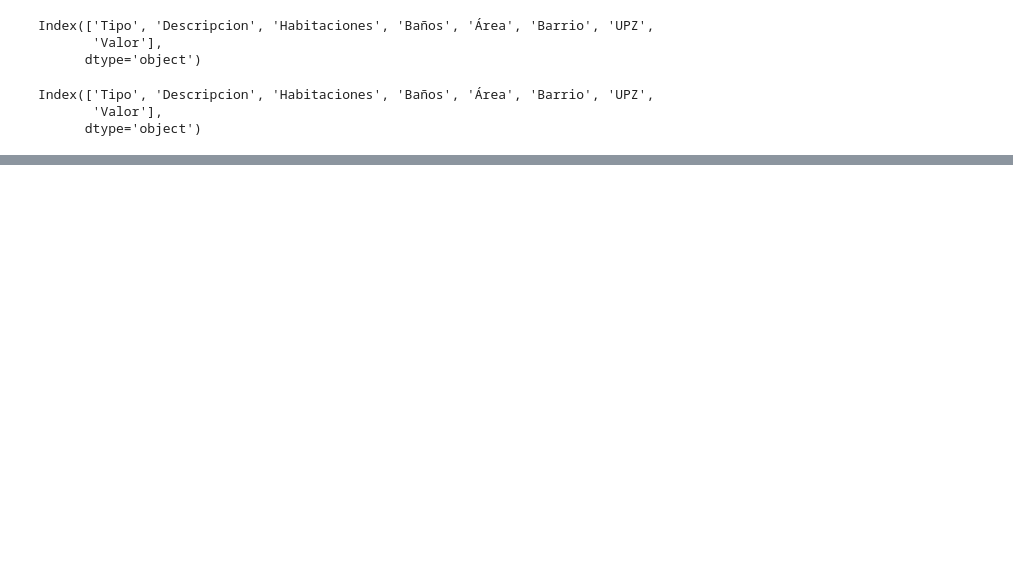
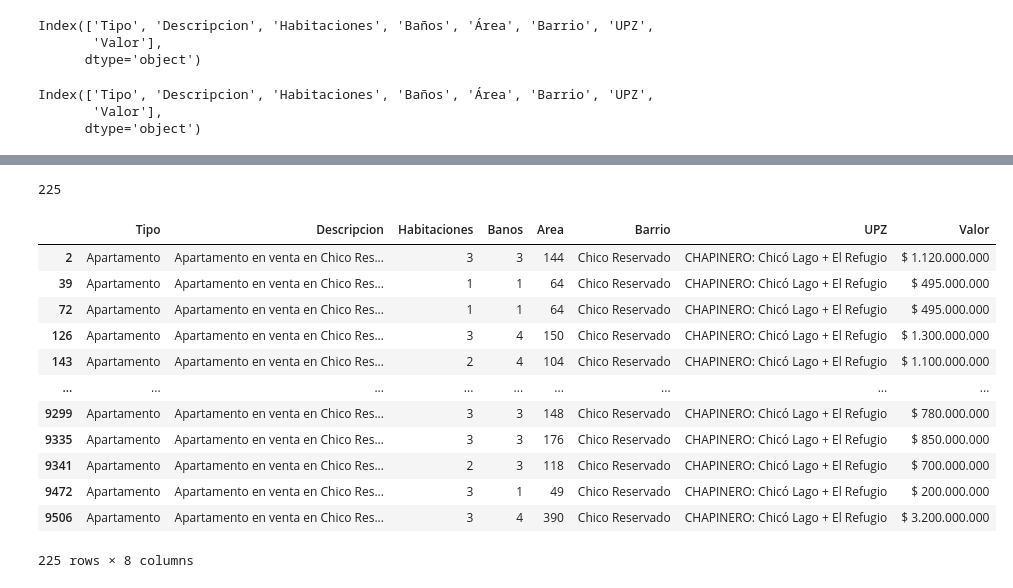
Before and after one commit to GabrielAlvB/Inmersion_Datos_Alura, a Jupyter notebook: 1_inmuebles.ipynb, the cells around one changed output, grey strips where cells are left out. Cells and saved outputs as stored; diff of their text form; code cells hidden in the pictures; blank space fills up the shorter version.

```diff
--- a/1_inmuebles.ipynb
+++ b/1_inmuebles.ipynb
@@ -33,0 +104,25 @@ inmuebles.sample(2)
+# %%
+#cheking how many barrios are 'chico reservado'
+sum((inmuebles.Barrio=='Chico Reservado'))
+# %% [output]
+225
+# %%
+inmuebles_chico=(inmuebles.Barrio=='Chico Reservado')
+# %%
+#displaying all apartemets that are chico Reservado
+chico_reservado=inmuebles[inmuebles_chico]
+chico_reservado
+# %% [output]
+|  | Tipo | Descripcion | Habitaciones | Banos | Area | Barrio | UPZ | Valor |
+| 2 | Apartamento | Apartamento en venta en Chico Res... | 3 | 3 | 144 | Chico Reservado | CHAPINERO: Chicó Lago + El Refugio | $ 1.120.000.000 |
+| 39 | Apartamento | Apartamento en venta en Chico Res... | 1 | 1 | 64 | Chico Reservado | CHAPINERO: Chicó Lago + El Refugio | $ 495.000.000 |
+| 72 | Apartamento | Apartamento en venta en Chico Res... | 1 | 1 | 64 | Chico Reservado | CHAPINERO: Chicó Lago + El Refugio | $ 495.000.000 |
+| 126 | Apartamento | Apartamento en venta en Chico Res... | 3 | 4 | 150 | Chico Reservado | CHAPINERO: Chicó Lago + El Refugio | $ 1.300.000.000 |
+| 143 | Apartamento | Apartamento en venta en Chico Res... | 2 | 4 | 104 | Chico Reservado | CHAPINERO: Chicó Lago + El Refugio | $ 1.100.000.000 |
+| ... | ... | ... | ... | ... | ... | ... | ... | ... |
+| 9299 | Apartamento | Apartamento en venta en Chico Res... | 3 | 3 | 148 | Chico Reservado | CHAPINERO: Chicó Lago + El Refugio | $ 780.000.000 |
+| 9335 | Apartamento | Apartamento en venta en Chico Res... | 3 | 3 | 176 | Chico Reservado | CHAPINERO: Chicó Lago + El Refugio | $ 850.000.000 |
+| 9341 | Apartamento | Apartamento en venta en Chico Res... | 2 | 3 | 118 | Chico Reservado | CHAPINERO: Chicó Lago + El Refugio | $ 700.000.000 |
+| 9472 | Apartamento | Apartamento en venta en Chico Res... | 3 | 1 | 49 | Chico Reservado | CHAPINERO: Chicó Lago + El Refugio | $ 200.000.000 |
+| 9506 | Apartamento | Apartamento en venta en Chico Res... | 3 | 4 | 390 | Chico Reservado | CHAPINERO: Chicó Lago + El Refugio | $ 3.200.000.000 |
+225 rows × 8 columns
```
Also changed, not shown: parts of 14 cells of this notebook.
